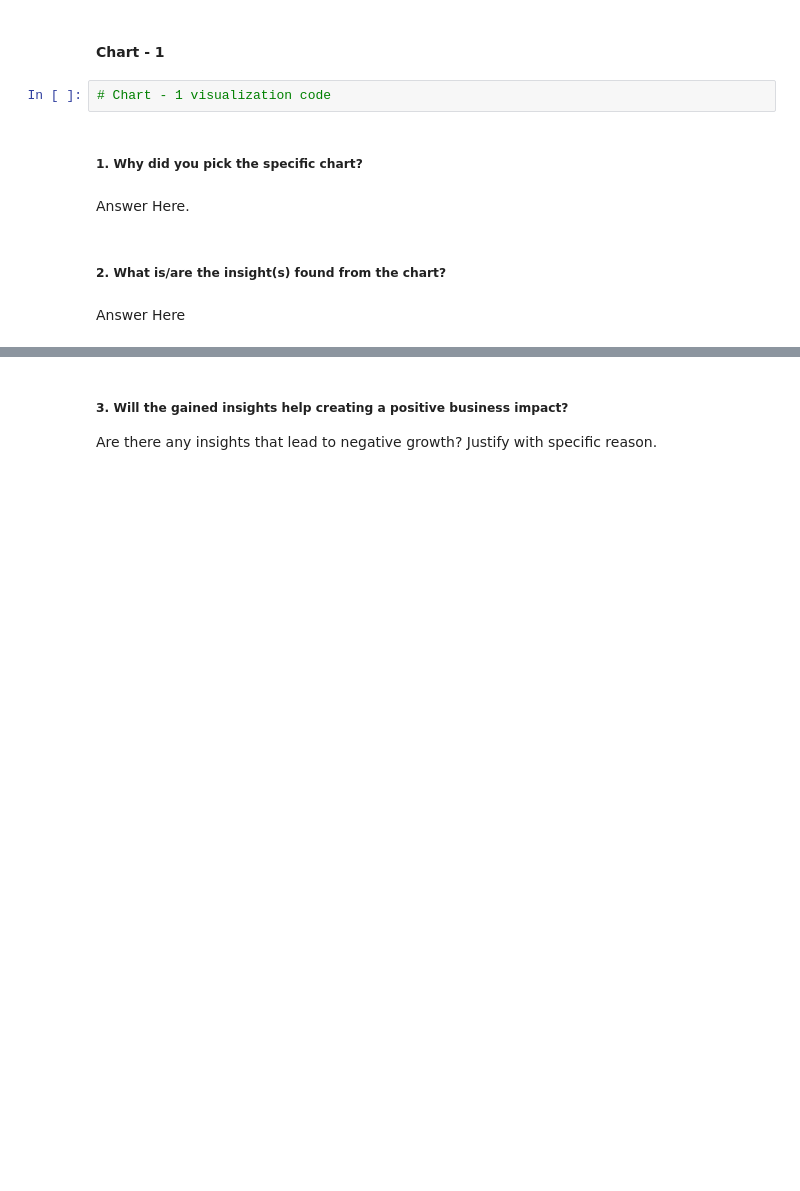
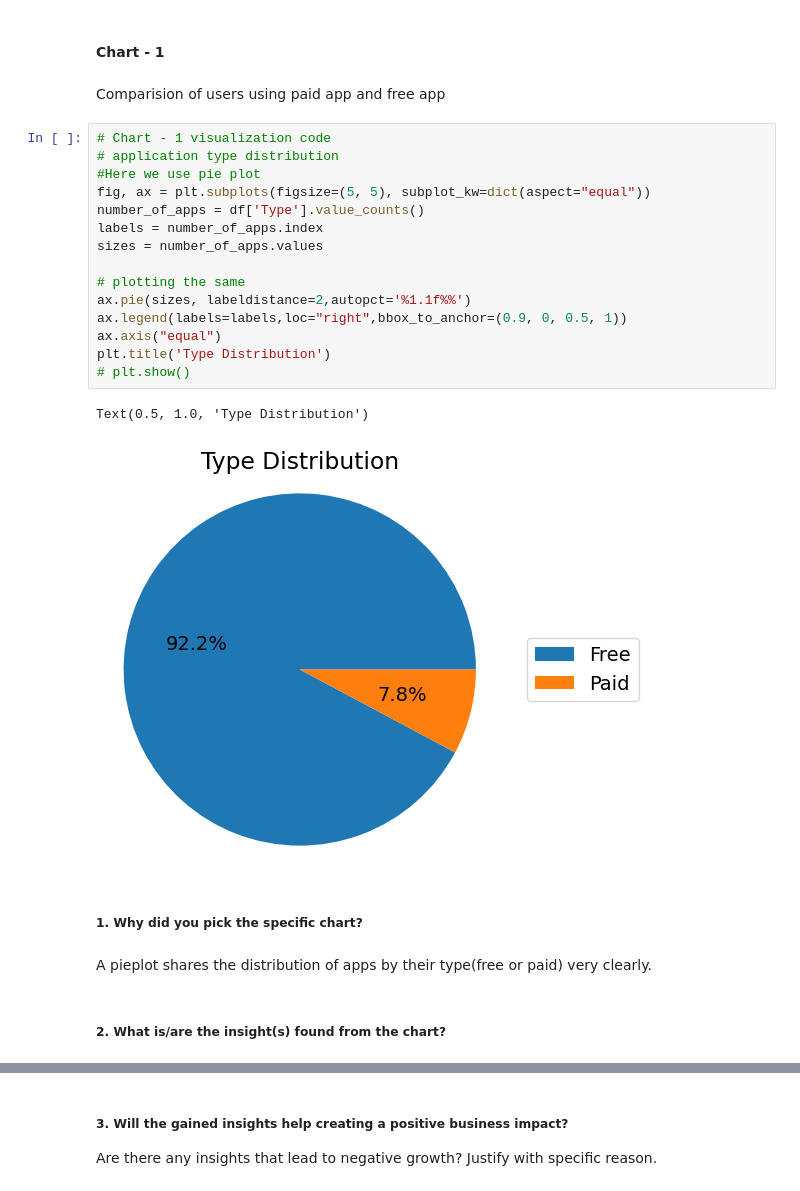
Before and after one commit to nurujjaman19999/Playstore-EDA, a Jupyter notebook: Play_Store_App_Review_Analysis_EDA_Nuruj_Jaman.ipynb, the cells around one changed output, grey strips where cells are left out. Saved outputs shown, nothing was run; the diff lists cells and outputs as text; blank space fills up the shorter version.

Commit message:
After doing all Chart Vizualization

```diff
--- a/Play_Store_App_Review_Analysis_EDA_Nuruj_Jaman.ipynb
+++ b/Play_Store_App_Review_Analysis_EDA_Nuruj_Jaman.ipynb
@@ -348,13 +505,29 @@ df.head()
 ## ***4. Data Vizualization, Storytelling & Experimenting with charts : Understand the relationships between variables***
 # %% [markdown]
 #### Chart - 1
-# %%
-# Chart - 1 visualization code
+# %% [markdown]
+Comparision of users using paid app and free app
+# %%
+# Chart - 1 visualization code
+# application type distribution
+#Here we use pie plot
+fig, ax = plt.subplots(figsize=(5, 5), subplot_kw=dict(aspect="equal"))
+number_of_apps = df['Type'].value_counts()
+labels = number_of_apps.index
+sizes = number_of_apps.values
+
+# plotting the same
+ax.pie(sizes, labeldistance=2,autopct='%1.1f%%')
+ax.legend(labels=labels,loc="right",bbox_to_anchor=(0.9, 0, 0.5, 1))
+ax.axis("equal")
+plt.title('Type Distribution')
+# plt.show()
+# %% [output]
+Text(0.5, 1.0, 'Type Distribution')
+[figure, added]
 # %% [markdown]
 ##### 1. Why did you pick the specific chart?
-# %% [markdown]
-Answer Here.
+# %% [markdown]
+A pieplot shares the distribution of apps by their type(free or paid) very clearly.
 # %% [markdown]
 ##### 2. What is/are the insight(s) found from the chart?
-# %% [markdown]
-Answer Here
```
Also changed, not shown: parts of 142 cells of this notebook.
